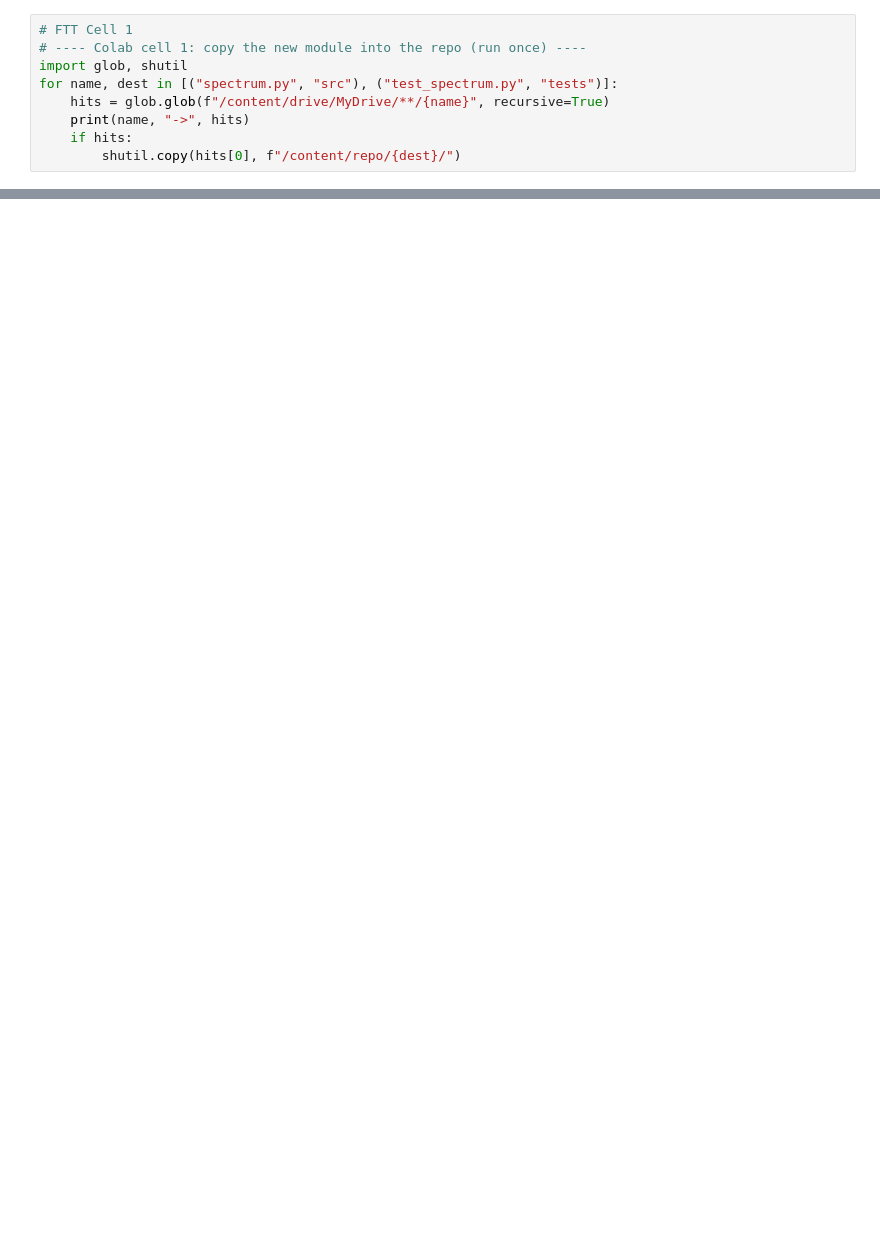
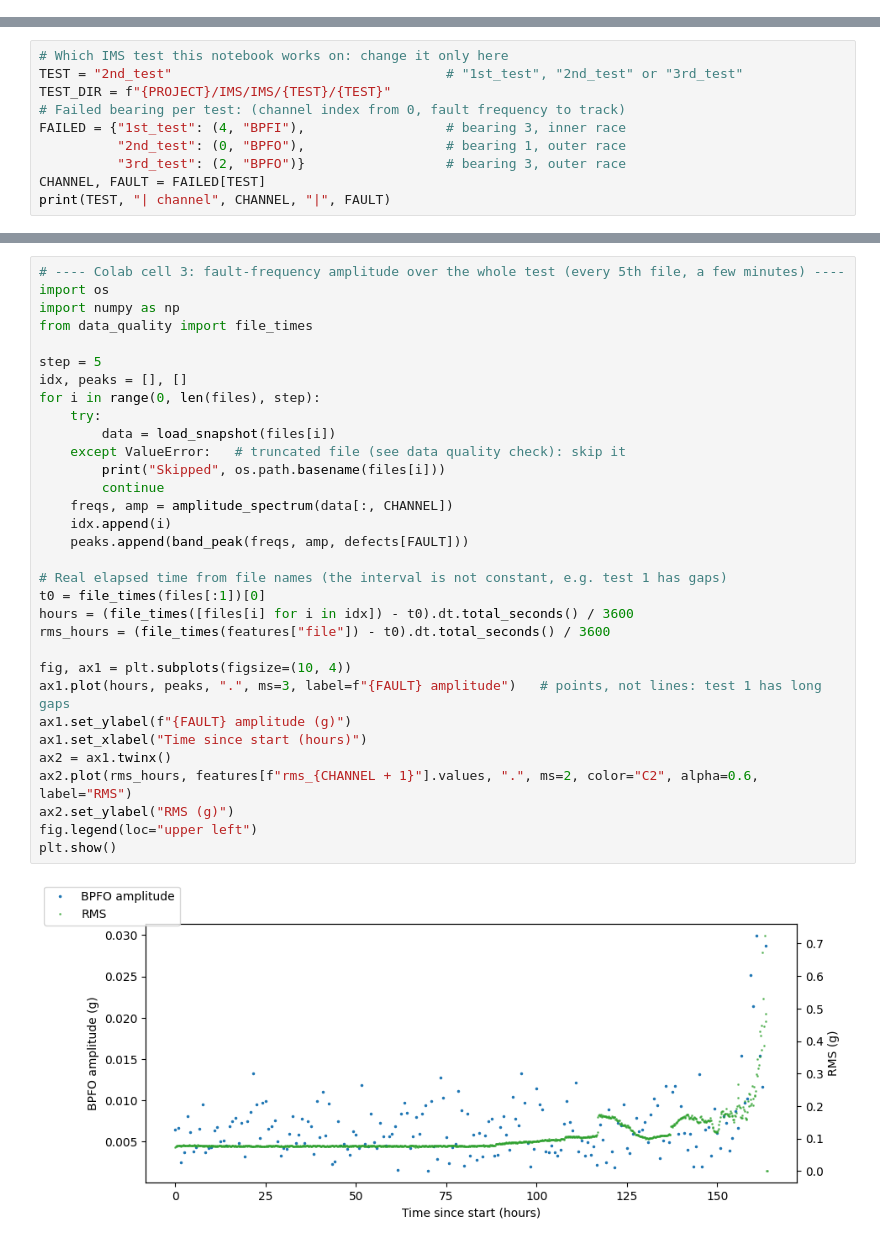
Before and after one commit to Ryan-T-Monash/MMA3001-Project, a Jupyter notebook: notebooks/Main.ipynb, the cells around one changed output, grey strips where cells are left out. Saved outputs shown, nothing was run; the diff lists cells and outputs as text; blank space fills up the shorter version.

```diff
--- a/notebooks/Main.ipynb
+++ b/notebooks/Main.ipynb
@@ -76,9 +2,0 @@ has fix: True
-# %%
-# FTT Cell 1
-# ---- Colab cell 1: copy the new module into the repo (run once) ----
-import glob, shutil
-for name, dest in [("spectrum.py", "src"), ("test_spectrum.py", "tests")]:
-    hits = glob.glob(f"/content/drive/MyDrive/**/{name}", recursive=True)
-    print(name, "->", hits)
-    if hits:
-        shutil.copy(hits[0], f"/content/repo/{dest}/")
@@ -192,0 +30,10 @@ To https://github.com/Ryan-T-Monash/MMA3001-Project.git
+# %%
+# Which IMS test this notebook works on: change it only here
+TEST = "2nd_test"                                   # "1st_test", "2nd_test" or "3rd_test"
+TEST_DIR = f"{PROJECT}/IMS/IMS/{TEST}/{TEST}"
+# Failed bearing per test: (channel index from 0, fault frequency to track)
+FAILED = {"1st_test": (4, "BPFI"),                  # bearing 3, inner race
+          "2nd_test": (0, "BPFO"),                  # bearing 1, outer race
+          "3rd_test": (2, "BPFO")}                  # bearing 3, outer race
+CHANNEL, FAULT = FAILED[TEST]
+print(TEST, "| channel", CHANNEL, "|", FAULT)
@@ -192,0 +149,34 @@ To https://github.com/Ryan-T-Monash/MMA3001-Project.git
+# %%
+# ---- Colab cell 3: fault-frequency amplitude over the whole test (every 5th file, a few minutes) ----
+import os
+import numpy as np
+from data_quality import file_times
+
+step = 5
+idx, peaks = [], []
+for i in range(0, len(files), step):
+    try:
+        data = load_snapshot(files[i])
+    except ValueError:   # truncated file (see data quality check): skip it
+        print("Skipped", os.path.basename(files[i]))
+        continue
+    freqs, amp = amplitude_spectrum(data[:, CHANNEL])
+    idx.append(i)
+    peaks.append(band_peak(freqs, amp, defects[FAULT]))
+
+# Real elapsed time from file names (the interval is not constant, e.g. test 1 has gaps)
+t0 = file_times(files[:1])[0]
+hours = (file_times([files[i] for i in idx]) - t0).dt.total_seconds() / 3600
+rms_hours = (file_times(features["file"]) - t0).dt.total_seconds() / 3600
+
+fig, ax1 = plt.subplots(figsize=(10, 4))
+ax1.plot(hours, peaks, ".", ms=3, label=f"{FAULT} amplitude")   # points, not lines: test 1 has long gaps
+ax1.set_ylabel(f"{FAULT} amplitude (g)")
+ax1.set_xlabel("Time since start (hours)")
+ax2 = ax1.twinx()
+ax2.plot(rms_hours, features[f"rms_{CHANNEL + 1}"].values, ".", ms=2, color="C2", alpha=0.6, label="RMS")
+ax2.set_ylabel("RMS (g)")
+fig.legend(loc="upper left")
+plt.show()
+# %% [output]
+[figure, added]
```
Also changed, not shown: parts of 41 cells of this notebook, 3 other files.
